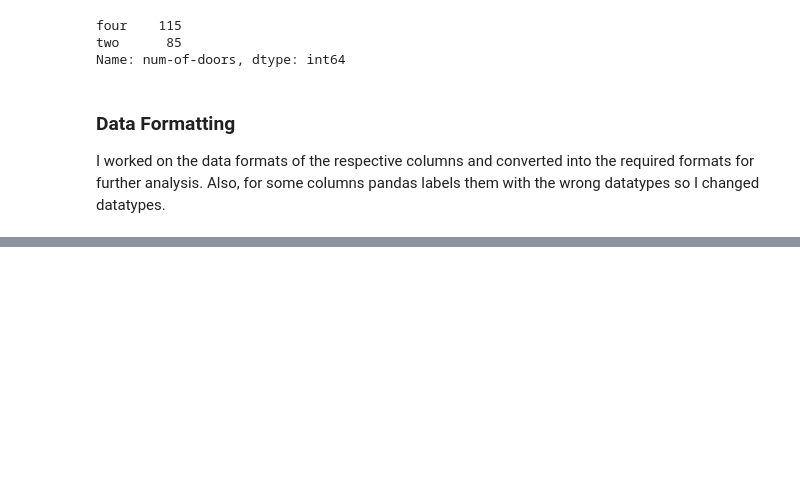
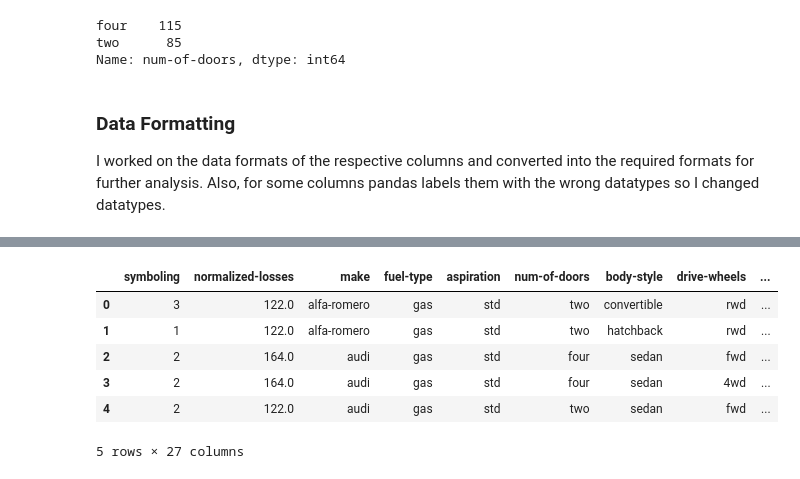
Before and after one commit to sushanth10/car-price-analysis, a Jupyter notebook: data-wrangling.ipynb, the cells around one changed output, grey strips where cells are left out. Cells and saved outputs as stored; diff of their text form; code cells hidden in the pictures; blank space fills up the shorter version.

```diff
--- a/data-wrangling.ipynb
+++ b/data-wrangling.ipynb
@@ -128,0 +149,10 @@ I worked on the data formats of the respective columns and converted into the re
+# %%
+# bore attribute should be off float type as it has decimal numbers
+df[['bore']] = df[['bore']].astype('float')
+
+# horsepower and peak-rpm can be float
+df[['horsepower','peak-rpm']] = df[['horsepower','peak-rpm']].astype('float')
+df[['price']] = df[['price']].astype('float')
+
+# normalised-losses should be of float
+df[['normalized-losses']] = df[['normalized-losses']].astype('float')
@@ -128,0 +188,12 @@ I worked on the data formats of the respective columns and converted into the re
+# %%
+# converting the units for highway
+df['highway-L/100km'] = 235/df['highway-mpg']
+df.head()
+# %% [output]
+|  | symboling | normalized-losses | make | fuel-type | aspiration | num-of-doors | body-style | drive-wheels | ... |
+| 0 | 3 | 122.0 | alfa-romero | gas | std | two | convertible | rwd | ... |
+| 1 | 1 | 122.0 | alfa-romero | gas | std | two | hatchback | rwd | ... |
+| 2 | 2 | 164.0 | audi | gas | std | four | sedan | fwd | ... |
+| 3 | 2 | 164.0 | audi | gas | std | four | sedan | 4wd | ... |
+| 4 | 2 | 122.0 | audi | gas | std | two | sedan | fwd | ... |
+5 rows × 27 columns
```
Also changed, not shown: parts of 6 cells of this notebook.
